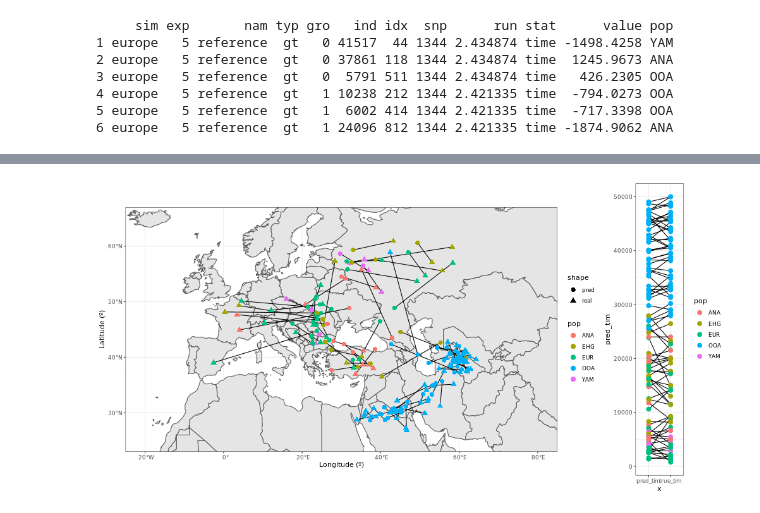
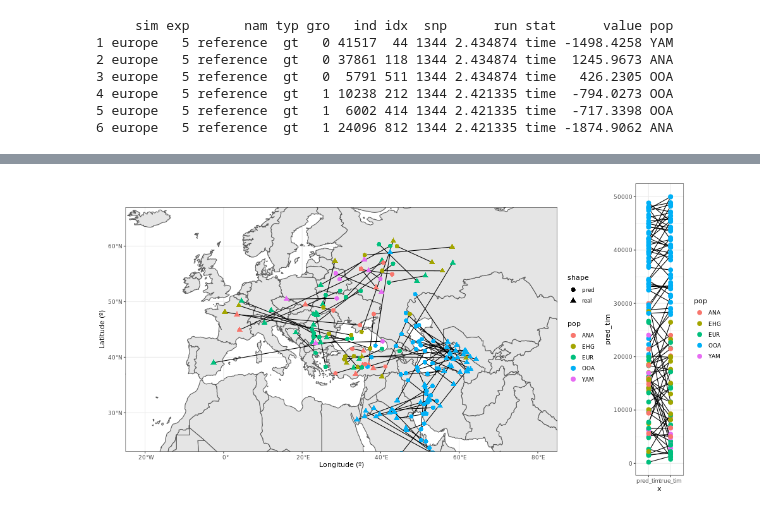
Before and after one commit to MoiColl/spaceNNtime, a Jupyter notebook: backup/jupyternotebooks/spaceNNtime_simulations.ipynb, the cells around one changed output, grey strips where cells are left out. Cells and saved outputs as stored; diff of their text form; code cells hidden in the pictures.

```diff
--- a/backup/jupyternotebooks/spaceNNtime_simulations.ipynb
+++ b/backup/jupyternotebooks/spaceNNtime_simulations.ipynb
@@ -938,34 +612,34 @@ plot_grid(p5, p6, p7, p8, p9, nrow = 1, rel_widths = c(4, 4, 4, 4, 4))
 # %%
 %%R -w 1000 -h 500
 
-exp = "41"
+exp = "56"
 sim = "europe"
 
 set.seed(1234)
 
 plot_grid(
 read.table(paste("../../sandbox/", sim, "/", exp, "/pred.txt", sep = ""), header = T) %>%
     left_join(read.table(paste("../../data/", sim, "/metadata.txt", sep = ""), header = T) %>% select(ind = ind_id, pop), by = c("ind")) %>%
     filter(gro < 31) %>%
     #sample_n(100, replace = FALSE) %>%
     ggplot() +
     geom_sf(data = ne_countries(scale = "medium", returnclass = "sf")) +
     geom_segment(aes(x = pred_lon, xend = true_lon, y = pred_lat, yend = true_lat)) +
     geom_point(aes(x = true_lon, y = true_lat, color = pop, shape = "real"),  size = 3) +
     geom_point(aes(x = pred_lon, y = pred_lat, color = pop, shape = "pred"),  size = 3) +
     coord_sf(ylim = c(25, 65), xlim = c(-20, 80)) +
     xlab("Longitude (º)") +
     ylab("Latitude (º)") +
     theme_bw(),
 read.table(paste("../../sandbox/", sim, "/", exp, "/pred.txt", sep = ""), header = T) %>%
     left_join(read.table(paste("../../data/", sim, "/metadata.txt", sep = ""), header = T) %>% select(ind = ind_id, pop), by = c("ind")) %>%
     filter(gro < 31) %>%
     select(sim, exp, nam, typ, gro, ind, pop, idx, snp, true_tim, pred_tim) %>%
     gather("truepred", "value", c(true_tim, pred_tim)) %>%
     ggplot() +
     geom_segment(data = . %>% spread(truepred, value), aes(x = "pred_tim", xend = "true_tim", y = pred_tim, yend = true_tim)) +
     geom_point(aes(x = truepred, y = value, color = pop), size = 3) +
     theme_bw(),
               nrow = 1, rel_widths = c(4, 1))
 # %% [output]
-[figure, old version]
+[figure, new version]
```
Also changed, not shown: parts of 27 cells of this notebook, 3 other files.
